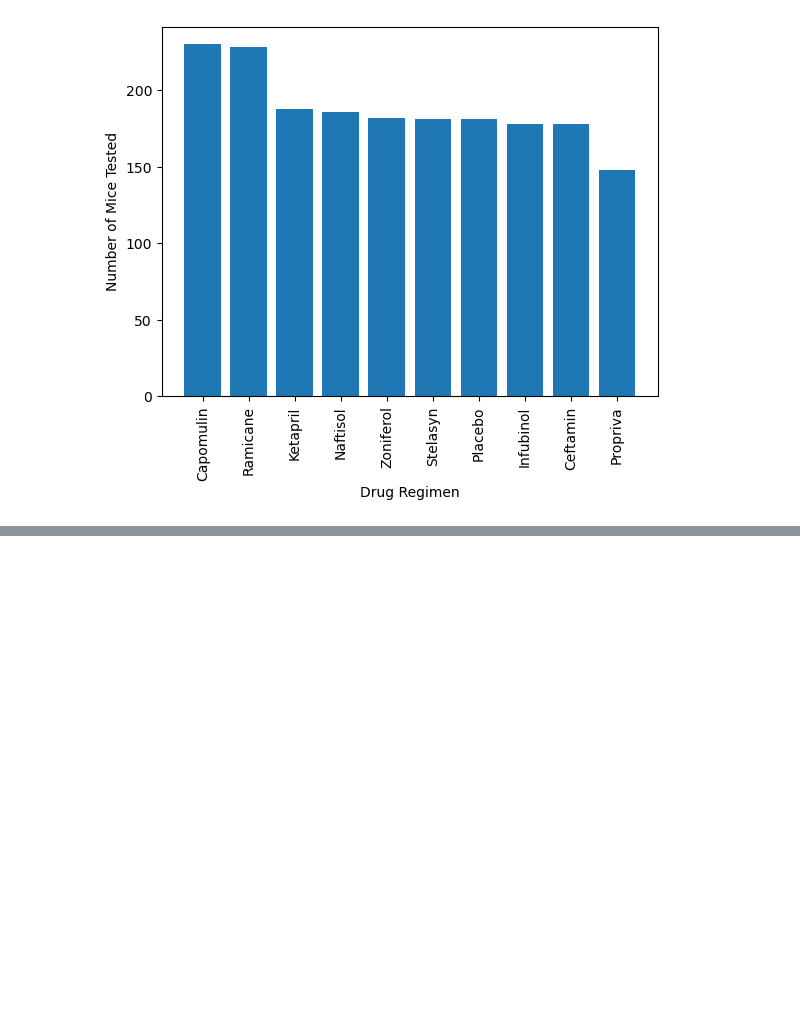
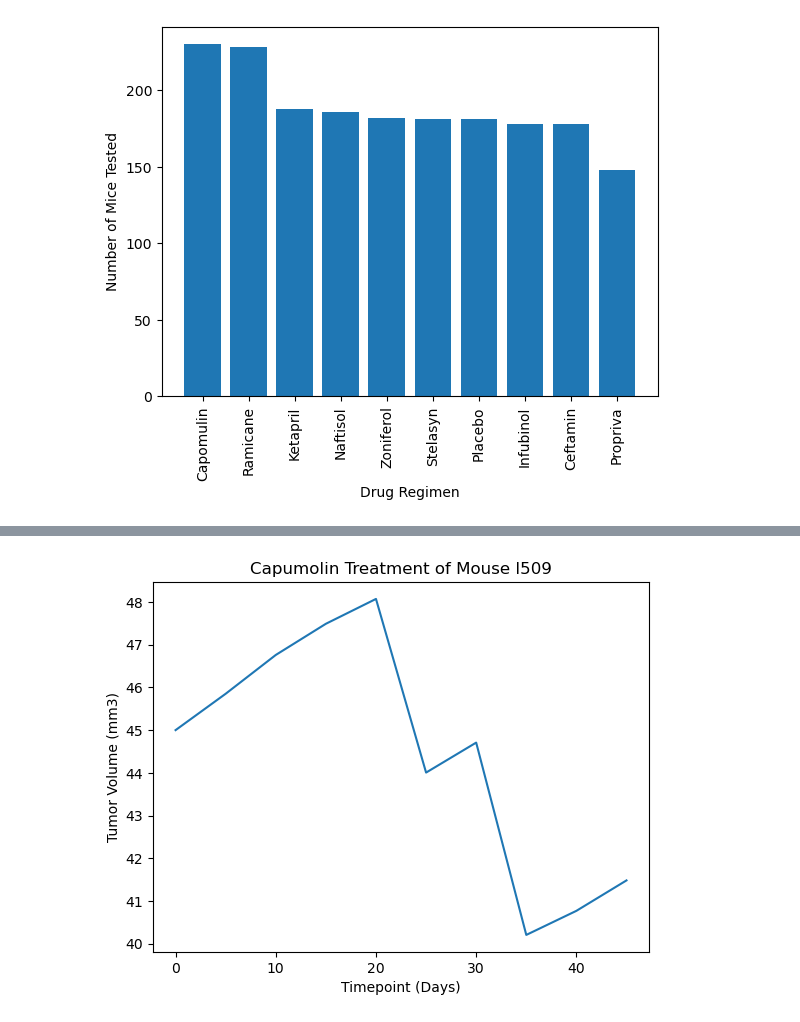
Before and after one commit to Jwarner1027/matplotlib-challenge, a Jupyter notebook: Pymaceuticals.ipynb, the cells around one changed output, grey strips where cells are left out. Saved outputs shown, nothing was run; the diff lists cells and outputs as text; code cells hidden in the pictures; blank space fills up the shorter version.

```diff
--- a/Pymaceuticals.ipynb
+++ b/Pymaceuticals.ipynb
@@ -148,0 +215,3 @@ plt.show()
+# %%
+mouse_l509 = mouse_study[(mouse_study['Mouse ID'] == 'l509')]
+mouse_l509
@@ -148,0 +230,11 @@ plt.show()
+# %%
+x_axis = mouse_l509['Timepoint']
+y_axis = mouse_l509['Tumor Volume (mm3)']
+
+plt.plot(x_axis, y_axis)
+plt.xlabel('Timepoint (Days)')
+plt.ylabel('Tumor Volume (mm3)')
+plt.title('Capumolin Treatment of Mouse l509')
+plt.show()
+# %% [output]
+[figure, added]
```
Also changed, not shown: parts of 7 cells of this notebook.
